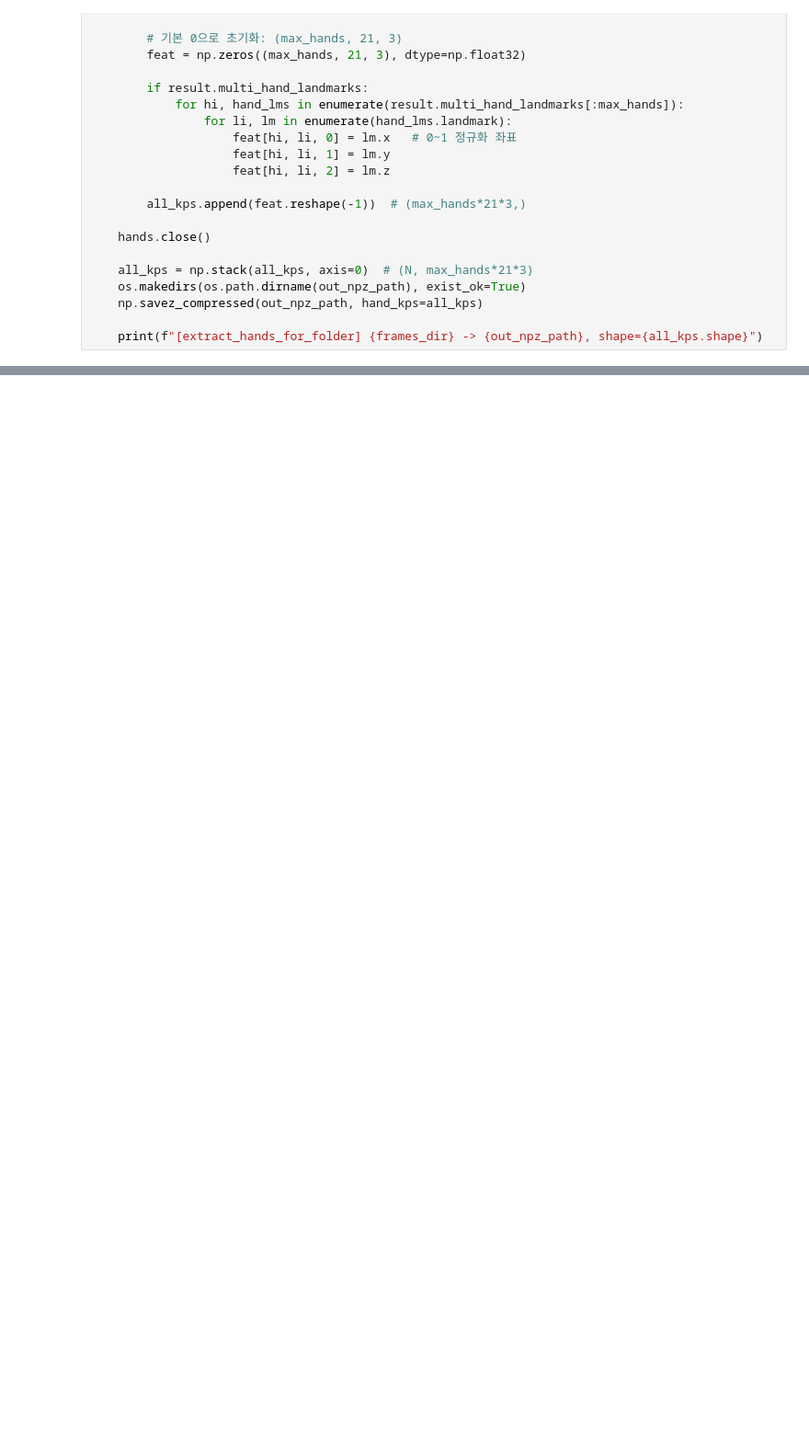
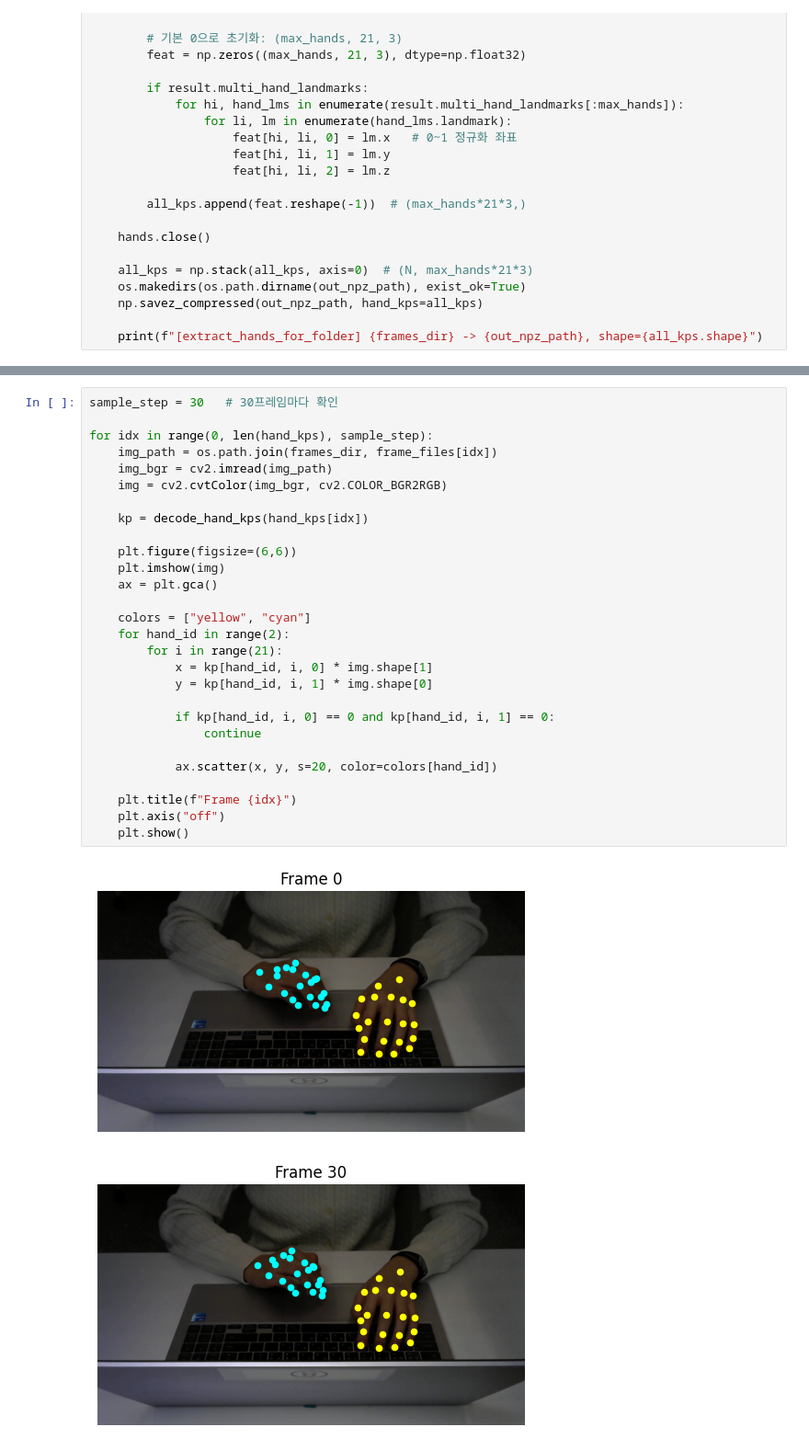
Before and after one commit to keulreobeu/sessac_project, a Jupyter notebook: lendmark_npz.ipynb, the cells around one changed output, grey strips where cells are left out. Shown at 92% size. Drawn from its saved outputs; the diff is of its cells as text; blank space fills up the shorter version.

```diff
--- a/lendmark_npz.ipynb
+++ b/lendmark_npz.ipynb
@@ -96,0 +201,31 @@ for frames_dir in frame_dirs:
+# %%
+sample_step = 30   # 30프레임마다 확인
+
+for idx in range(0, len(hand_kps), sample_step):
+    img_path = os.path.join(frames_dir, frame_files[idx])
+    img_bgr = cv2.imread(img_path)
+    img = cv2.cvtColor(img_bgr, cv2.COLOR_BGR2RGB)
+
+    kp = decode_hand_kps(hand_kps[idx])
+
+    plt.figure(figsize=(6,6))
+    plt.imshow(img)
+    ax = plt.gca()
+
+    colors = ["yellow", "cyan"]
+    for hand_id in range(2):
+        for i in range(21):
+            x = kp[hand_id, i, 0] * img.shape[1]
+            y = kp[hand_id, i, 1] * img.shape[0]
+
+            if kp[hand_id, i, 0] == 0 and kp[hand_id, i, 1] == 0:
+                continue
+
+            ax.scatter(x, y, s=20, color=colors[hand_id])
+
+    plt.title(f"Frame {idx}")
+    plt.axis("off")
+    plt.show()
+# %% [output]
+[figure, added]
+[figure, added]
```
Also changed, not shown: parts of 10 cells of this notebook, 1 other file.
